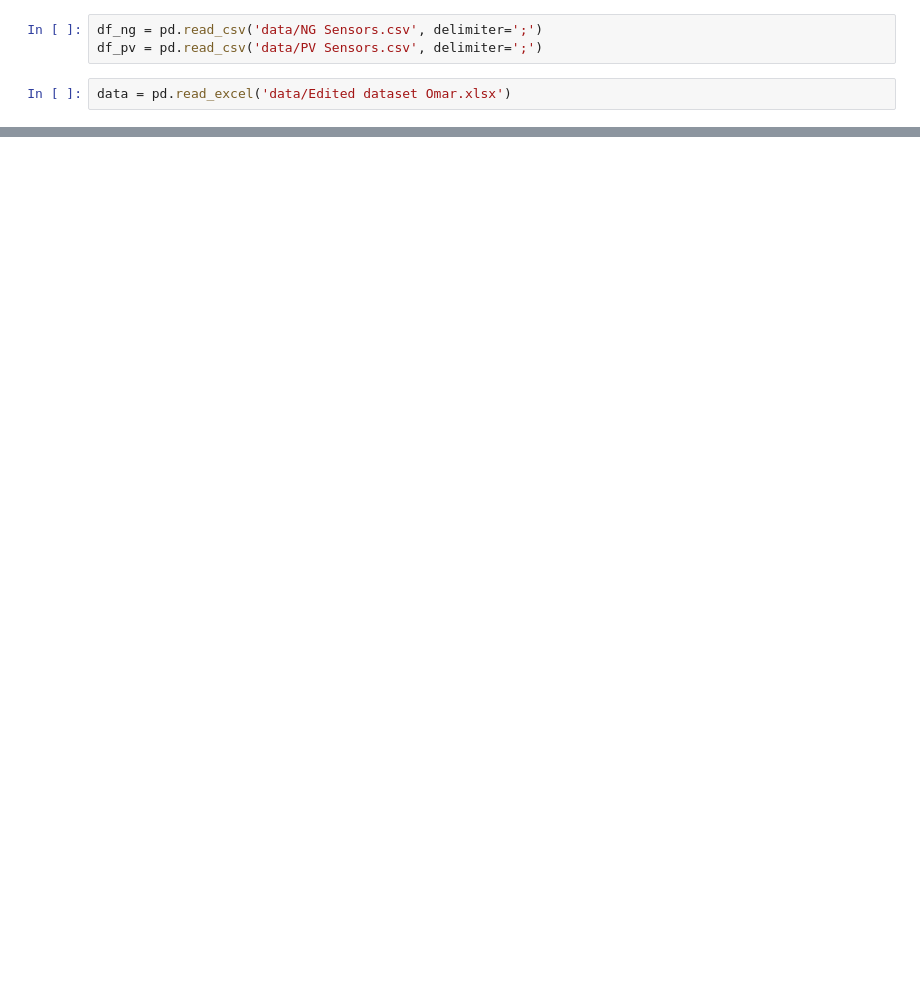
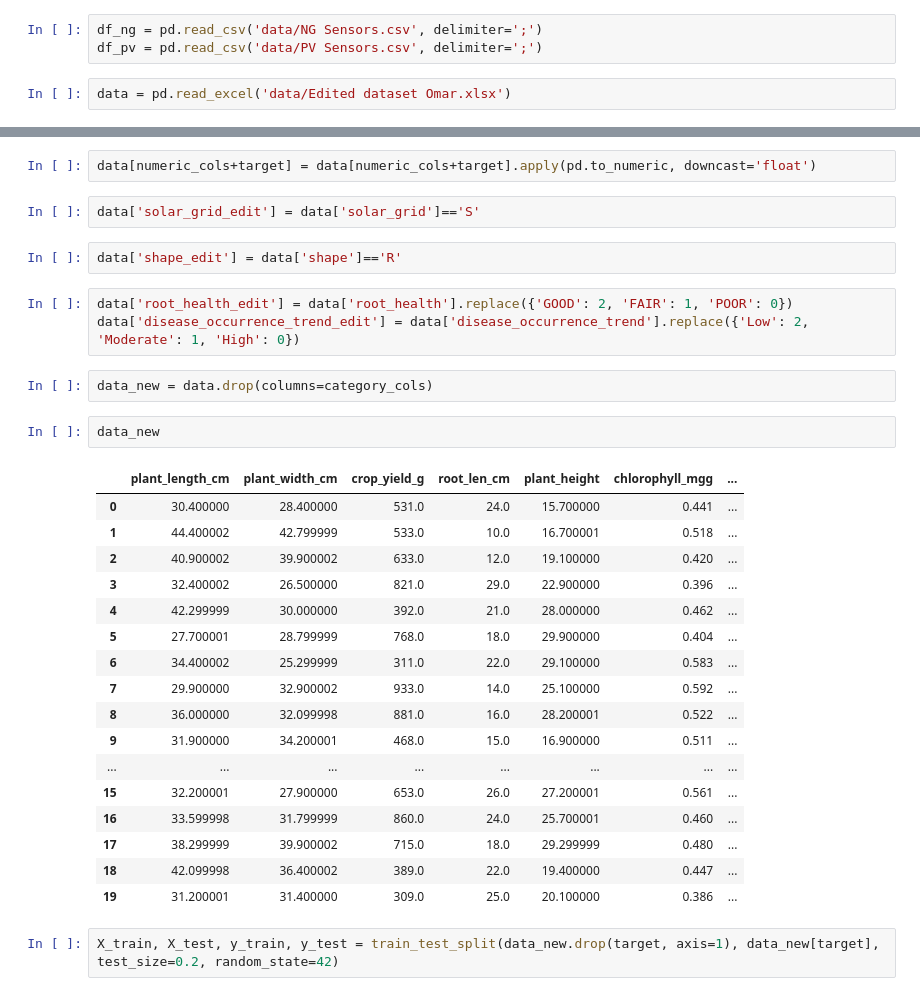
Before and after one commit to taniabuzykina/keylife-ng-pv, a Jupyter notebook: 1. read_data.ipynb, the cells around one changed output, grey strips where cells are left out. Drawn from its saved outputs; the diff is of its cells as text; blank space fills up the shorter version.

```diff
--- a/1. read_data.ipynb
+++ b/1. read_data.ipynb
@@ -33,0 +42,33 @@ data
+# %%
+data[numeric_cols+target] = data[numeric_cols+target].apply(pd.to_numeric, downcast='float')
+# %%
+data['solar_grid_edit'] = data['solar_grid']=='S'
+# %%
+data['shape_edit'] = data['shape']=='R'
+# %%
+data['root_health_edit'] = data['root_health'].replace({'GOOD': 2, 'FAIR': 1, 'POOR': 0})
+data['disease_occurrence_trend_edit'] = data['disease_occurrence_trend'].replace({'Low': 2, 'Moderate': 1, 'High': 0})
+# %%
+data_new = data.drop(columns=category_cols)
+# %%
+data_new
+# %% [output]
+|  | plant_length_cm | plant_width_cm | crop_yield_g | root_len_cm | plant_height | chlorophyll_mgg | ... |
+| 0 | 30.400000 | 28.400000 | 531.0 | 24.0 | 15.700000 | 0.441 | ... |
+| 1 | 44.400002 | 42.799999 | 533.0 | 10.0 | 16.700001 | 0.518 | ... |
+| 2 | 40.900002 | 39.900002 | 633.0 | 12.0 | 19.100000 | 0.420 | ... |
+| 3 | 32.400002 | 26.500000 | 821.0 | 29.0 | 22.900000 | 0.396 | ... |
+| 4 | 42.299999 | 30.000000 | 392.0 | 21.0 | 28.000000 | 0.462 | ... |
+| 5 | 27.700001 | 28.799999 | 768.0 | 18.0 | 29.900000 | 0.404 | ... |
+| 6 | 34.400002 | 25.299999 | 311.0 | 22.0 | 29.100000 | 0.583 | ... |
+| 7 | 29.900000 | 32.900002 | 933.0 | 14.0 | 25.100000 | 0.592 | ... |
+| 8 | 36.000000 | 32.099998 | 881.0 | 16.0 | 28.200001 | 0.522 | ... |
+| 9 | 31.900000 | 34.200001 | 468.0 | 15.0 | 16.900000 | 0.511 | ... |
+| ... | ... | ... | ... | ... | ... | ... | ... |
+| 15 | 32.200001 | 27.900000 | 653.0 | 26.0 | 27.200001 | 0.561 | ... |
+| 16 | 33.599998 | 31.799999 | 860.0 | 24.0 | 25.700001 | 0.460 | ... |
+| 17 | 38.299999 | 39.900002 | 715.0 | 18.0 | 29.299999 | 0.480 | ... |
+| 18 | 42.099998 | 36.400002 | 389.0 | 22.0 | 19.400000 | 0.447 | ... |
+| 19 | 31.200001 | 31.400000 | 309.0 | 25.0 | 20.100000 | 0.386 | ... |
+# %%
+X_train, X_test, y_train, y_test = train_test_split(data_new.drop(target, axis=1), data_new[target], test_size=0.2, random_state=42)
```
Also changed, not shown: parts of 12 cells of this notebook.
